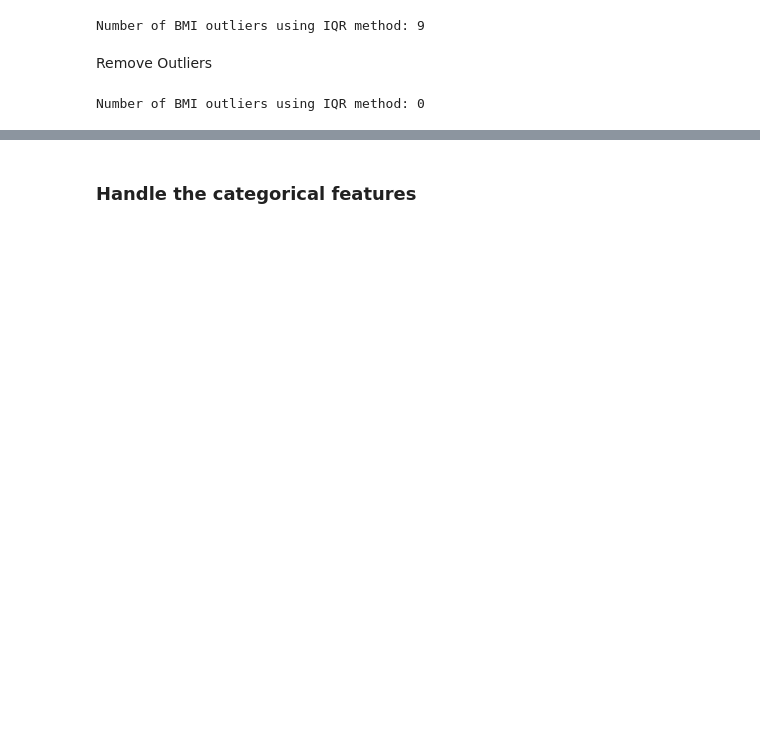
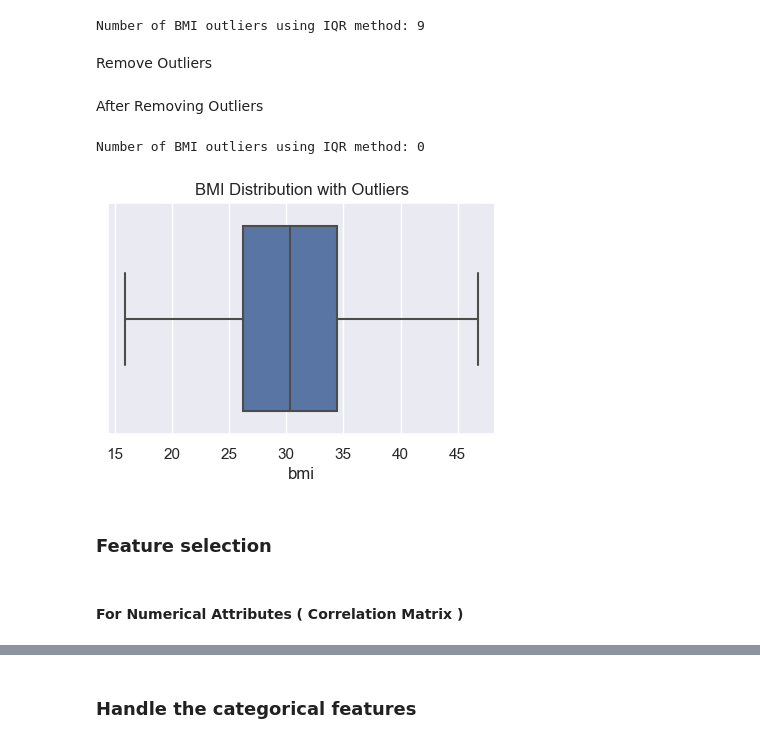
Before and after one commit to Ashfaq-Riyaldeen/Insurance-Cost-Prediction, a Jupyter notebook: Machine Learning.ipynb, the cells around one changed output, grey strips where cells are left out. Saved outputs shown, nothing was run; the diff lists cells and outputs as text; code cells hidden in the pictures; blank space fills up the shorter version.

```diff
--- a/Machine Learning.ipynb
+++ b/Machine Learning.ipynb
@@ -510,9 +512,25 @@ Number of BMI outliers using IQR method: 9
 Remove Outliers
 # %%
 insurance_dataset = insurance_dataset[(insurance_dataset['bmi'] >= lower_bound) & (insurance_dataset['bmi'] <= upper_bound)]
+# %% [markdown]
+After Removing Outliers
 # %%
 outliers_count = insurance_dataset[(insurance_dataset['bmi'] < lower_bound) | (insurance_dataset['bmi'] > upper_bound)].shape[0]
 
 print("Number of BMI outliers using IQR method:", outliers_count)
 # %% [output]
 Number of BMI outliers using IQR method: 0
+# %%
+sns.set()
+
+plt.figure(figsize=(5, 3))
+sns.boxplot(x=insurance_dataset['bmi'])
+plt.title('BMI Distribution with Outliers')
+
+plt.show()
+# %% [output]
+[figure, added]
+# %% [markdown]
+### Feature selection
+# %% [markdown]
+#### For Numerical Attributes ( Correlation Matrix )
```
Also changed, not shown: parts of 45 cells of this notebook.
